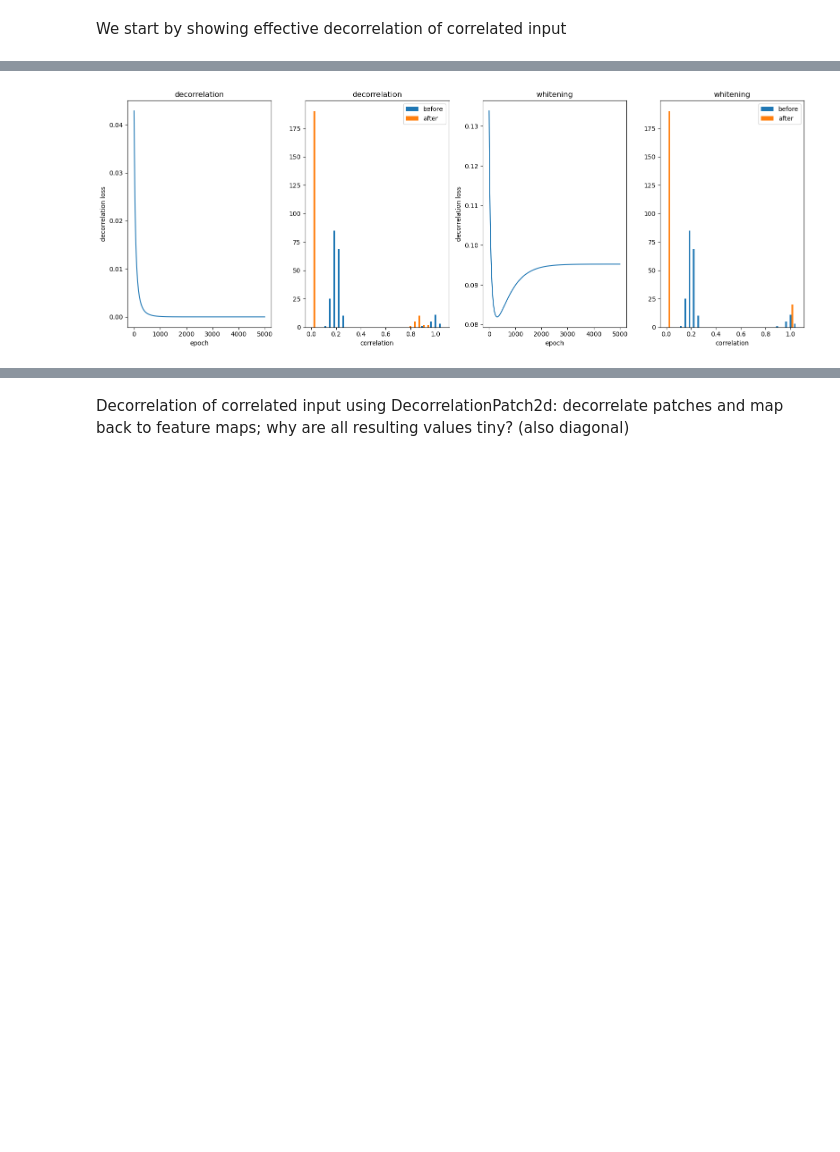
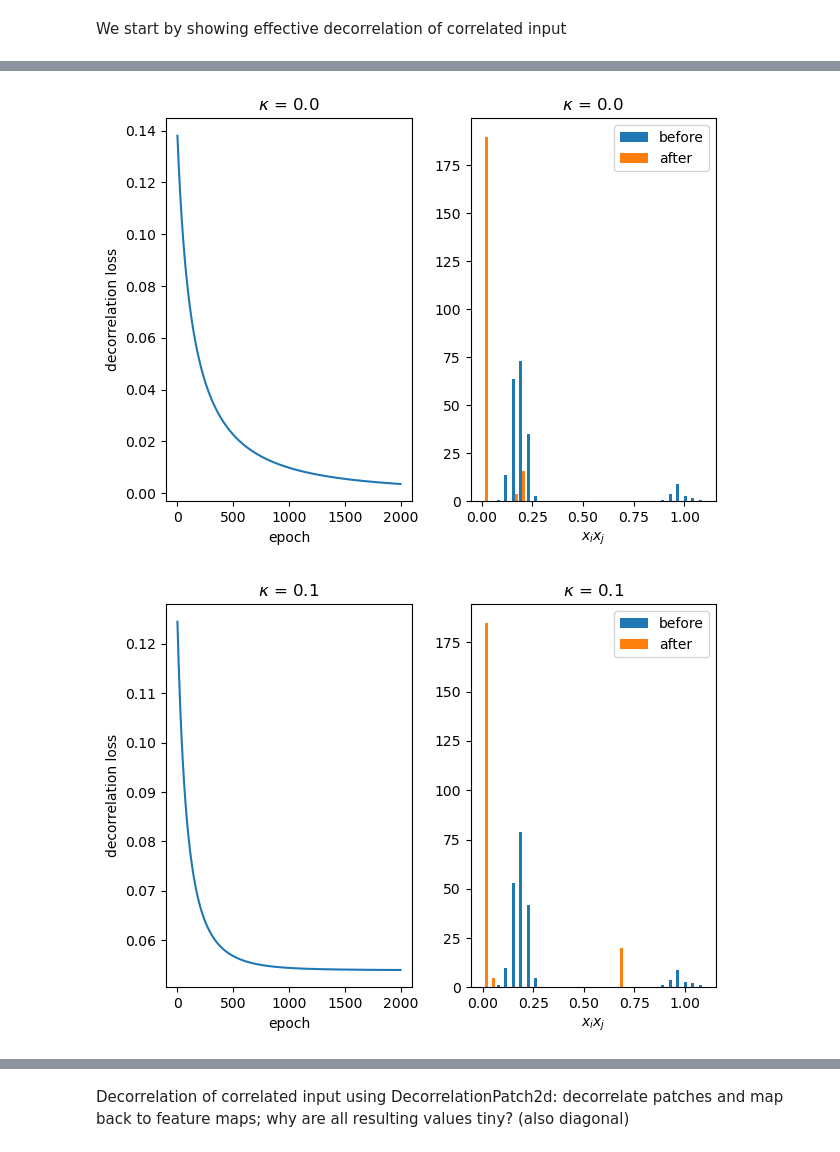
Before and after one commit to artcogsys/decorbp, a Jupyter notebook: examples/decorrelation_analysis.ipynb, the cells around one changed output, grey strips where cells are left out. Saved outputs shown, nothing was run; the diff lists cells and outputs as text; code cells hidden in the pictures; blank space fills up the shorter version.

```diff
--- a/examples/decorrelation_analysis.ipynb
+++ b/examples/decorrelation_analysis.ipynb
@@ -9,49 +9,56 @@ import matplotlib.pyplot as plt
 # automatic reloading of modules when they change
 %load_ext autoreload
 %autoreload 2
+# %%
+def decorrelate(data, model):
+
+    # covariance matrix before training
+    X = model.forward(data).view(data.shape[0],-1)
+    A1 = (X.T @ X) / len(X)
+
+    # train decorrelator
+    L = np.zeros(2000)
+    for i in range(2000):
+        y = model.forward(data)
+        L[i] = model.update()
+        model.R -= 1e-1 * model.R.grad
+        print(f'iteration {i}\tdecorrelation loss: {L[i]:.3f}')
+
+    # covariance matrix after training
+    X = model.forward(data).view(data.shape[0],-1)
+    A2 = (X.T @ X) / len(X)
+
+    return L, A1, A2
 # %% [markdown]
 We start by showing effective decorrelation of correlated input
 # %%
 num_samples=1000
 num_features=20
 num_epochs=1000
+kappas = [0.0, 0.1, 0.5]
 
 # generate correlated data
 d = torch.distributions.MultivariateNormal(torch.zeros(num_features), 0.8 * torch.eye(num_features) + 0.2 * torch.ones((num_features, num_features)))
 data = d.sample((num_samples,))
 
-plt.figure(figsize=(16,6))
-for w in range(2):
+for kappa in kappas:
 
-    # create a fully connected decorrelator
-    model = Decorrelation(num_features, whiten=(w==1)) # NOTE: the whitening constraint is only realised weakly due to the off-diagonal constraints; we observe a weak tendency to unit variance
+    # create a decorrelator
+    model = Decorrelation(num_features, kappa=kappa)
 
-    # correlation matrix before training
-    X = model.forward(data)
-    A1 = (X.T @ X) / len(X)
+    L, A1, A2 = decorrelate(data,model)
 
-    # train decorrelator
-    L = np.zeros(num_epochs)
-    for i in range(num_epochs):
-        y = model.forward(data)
-        L[i] = model.update()
-        model.R -= 1e-3 * model.R.grad
-        # print(f'iteration {i}\tdecorrelation loss: {L[i]:.3f}')
-
-    # correlation matrix before training
-    X = model.forward(data)
-    A2 = (X.T @ X) / len(X)
-
-    plt.subplot(1,4,1+2*w)
+    plt.figure()
+    plt.subplot(1,2,1)
     plt.plot(L)
-    plt.title('whitening' if w==1 else 'decorrelation')
     plt.ylabel('decorrelation loss')
     plt.xlabel('epoch')
-    plt.subplot(1,4,2+2*w)
+    plt.title(f'$\kappa$ = {kappa}')
+    plt.subplot(1,2,2)
     plt.hist([lower_triangular(A1, offset=0), lower_triangular(A2, offset=0)], bins=30, label=['before', 'after'])
     plt.legend()
-    plt.xlabel('correlation')
-    plt.title('whitening' if w==1 else 'decorrelation')
-    plt.legend()
+    plt.xlabel('$x_i x_j$')
+    plt.title(f'$\kappa$ = {kappa}')
+    plt.legend();
     plt.tight_layout()
 # %% [output]
@@ -58 +82,2 @@ for w in range(2):
-[figure, old version]
+[figure, new version]
+[figure, added]
```
Also changed, not shown: parts of 5 cells of this notebook, 3 other files.
